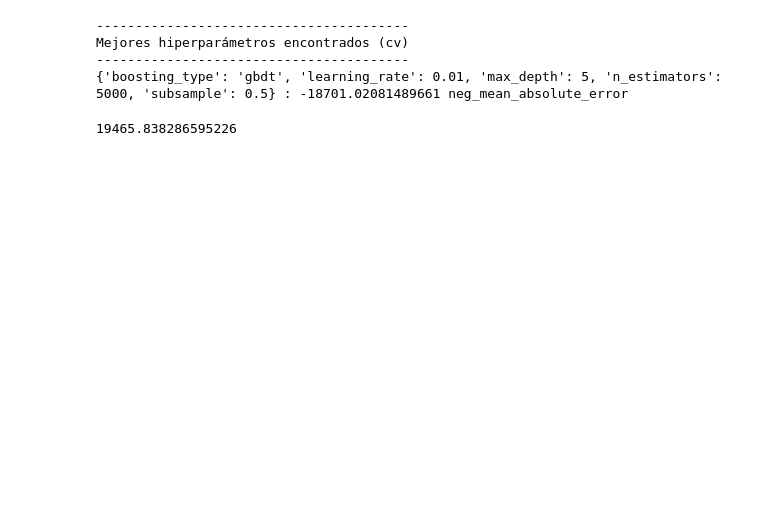
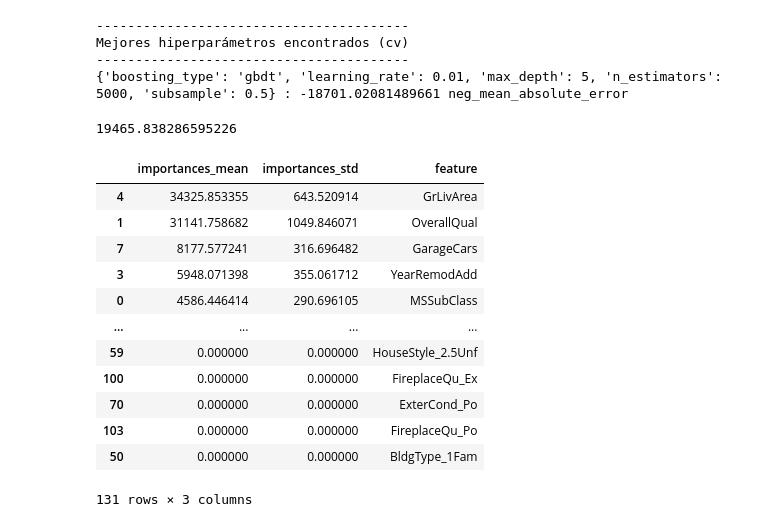
Before and after one commit to JordiPG05/Aprender-Tutoriales, a Jupyter notebook: Regression-Techniques.ipynb, the cells around one changed output. Drawn from its saved outputs; the diff is of its cells as text; code cells hidden in the pictures; blank space fills up the shorter version.

Commit message:
Kaggle Notebook | House Prices - Advanced Regression Techniques | Version 5

```diff
--- a/Regression-Techniques.ipynb
+++ b/Regression-Techniques.ipynb
@@ -366,3 +366,35 @@ Light_error=mean_absolute_error(y_test, predicted_Light)
 Light_error
 # %% [output]
 19465.838286595226
+# %%
+from sklearn.inspection import permutation_importance
+importancia = permutation_importance(
+                estimator    = Light_regress,
+                X            = X_train,
+                y            = y_train,
+                n_repeats    = 5,
+                scoring      = 'neg_root_mean_squared_error',
+                n_jobs       = multiprocessing.cpu_count() - 1,
+                random_state = 123
+             )
+
+# Se almacenan los resultados (media y desviación) en un dataframe
+df_importancia = pd.DataFrame(
+                    {k: importancia[k] for k in ['importances_mean', 'importances_std']}
+                 )
+df_importancia['feature'] = X_train.columns
+df_importancia.sort_values('importances_mean', ascending=False)
+# %% [output]
+|  | importances_mean | importances_std | feature |
+| 4 | 34325.853355 | 643.520914 | GrLivArea |
+| 1 | 31141.758682 | 1049.846071 | OverallQual |
+| 7 | 8177.577241 | 316.696482 | GarageCars |
+| 3 | 5948.071398 | 355.061712 | YearRemodAdd |
+| 0 | 4586.446414 | 290.696105 | MSSubClass |
+| ... | ... | ... | ... |
+| 59 | 0.000000 | 0.000000 | HouseStyle_2.5Unf |
+| 100 | 0.000000 | 0.000000 | FireplaceQu_Ex |
+| 70 | 0.000000 | 0.000000 | ExterCond_Po |
+| 103 | 0.000000 | 0.000000 | FireplaceQu_Po |
+| 50 | 0.000000 | 0.000000 | BldgType_1Fam |
+131 rows × 3 columns
```
